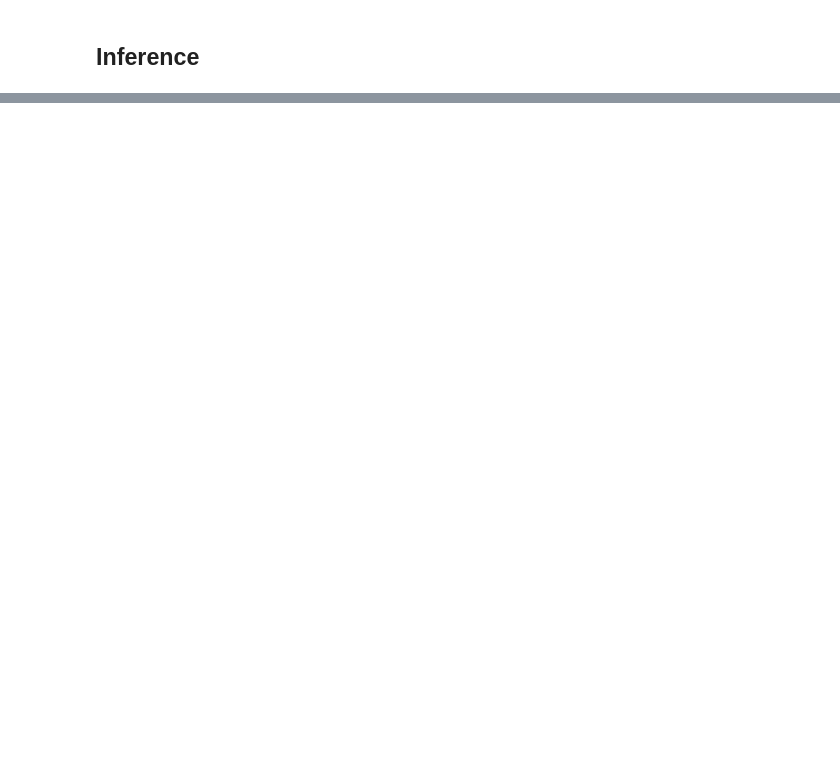
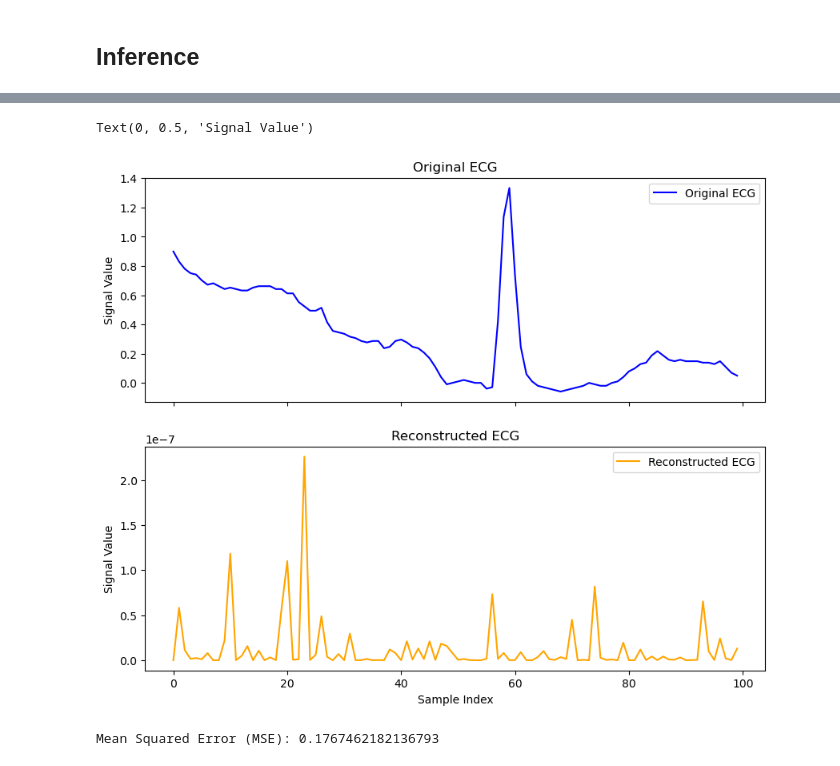
Before and after one commit to joaoavanzini/ecg-embeddings, a Jupyter notebook: studying/symmetrical_autoencoder.ipynb, the cells around one changed output, grey strips where cells are left out. Drawn from its saved outputs; the diff is of its cells as text; code cells hidden in the pictures; blank space fills up the shorter version.

```diff
--- a/studying/symmetrical_autoencoder.ipynb
+++ b/studying/symmetrical_autoencoder.ipynb
@@ -111,0 +111,3 @@ cut = subjects_reshaped[[1],:1000]
+# %%
+cut = subjects_reshaped[:,:100]
+cut.shape
@@ -112,7 +116,7 @@ cut = subjects_reshaped[[1],:1000]
 # %%
 with strategy.scope():
     encoder = tf.keras.models.Sequential([
-        Input(shape=(1000,)),
+        #Input(shape=(100,)),
         Dense(32, activation="relu"),
         Dense(16, activation="relu"),
         Dense(8, activation="relu")
@@ -121,13 +125,13 @@ with strategy.scope():
     decoder = tf.keras.models.Sequential([
         Dense(16, activation="relu"),
         Dense(32, activation="relu"),
-        Dense(1000)
+        Dense(100, activation="sigmoid")
     ], name='decoder')
 
-    custom_optimizer = Adam(learning_rate=1e-5)
+    #custom_optimizer = Adam(learning_rate=1e-5)
     autoencoder = Sequential([encoder, decoder])
-    autoencoder.compile(optimizer=custom_optimizer, loss="mse")
+    autoencoder.compile(optimizer="adam", loss="mae")
 
-history = autoencoder.fit(cut, cut, batch_size=32, epochs=100, verbose=1)
+history = autoencoder.fit(cut, cut, batch_size=512, epochs=100, verbose=1)
 # %% [output]
 Epoch 1/100
@@ -170,16 +233,21 @@ generated_ecgs_reshaped.shape
 # %%
 fig, axs = plt.subplots(2, 1, figsize=(10, 8), sharex=True)
 
 axs[0].plot(cut[0], label='Original ECG', color='blue')
 axs[0].legend()
 axs[0].set_title('Original ECG')
 axs[0].set_ylabel('Signal Value')
 
-axs[1].plot(generated_ecgs_reshaped[:1000], label='Reconstructed ECG', color='orange')
+axs[1].plot(generated_ecgs[0], label='Reconstructed ECG', color='orange')
 axs[1].legend()
 axs[1].set_title('Reconstructed ECG')
 axs[1].set_xlabel('Sample Index')
 axs[1].set_ylabel('Signal Value')
+# %% [output]
+Text(0, 0.5, 'Signal Value')
+[figure, added]
 # %%
-mse = np.mean(np.square(cut - generated_ecgs_reshaped[:1000]))
+mse = np.mean(np.square(cut[0] - generated_ecgs[0]))
 print(f'Mean Squared Error (MSE): {mse}')
+# %% [output]
+Mean Squared Error (MSE): 0.1767462182136793
```
Also changed, not shown: parts of 14 cells of this notebook.
